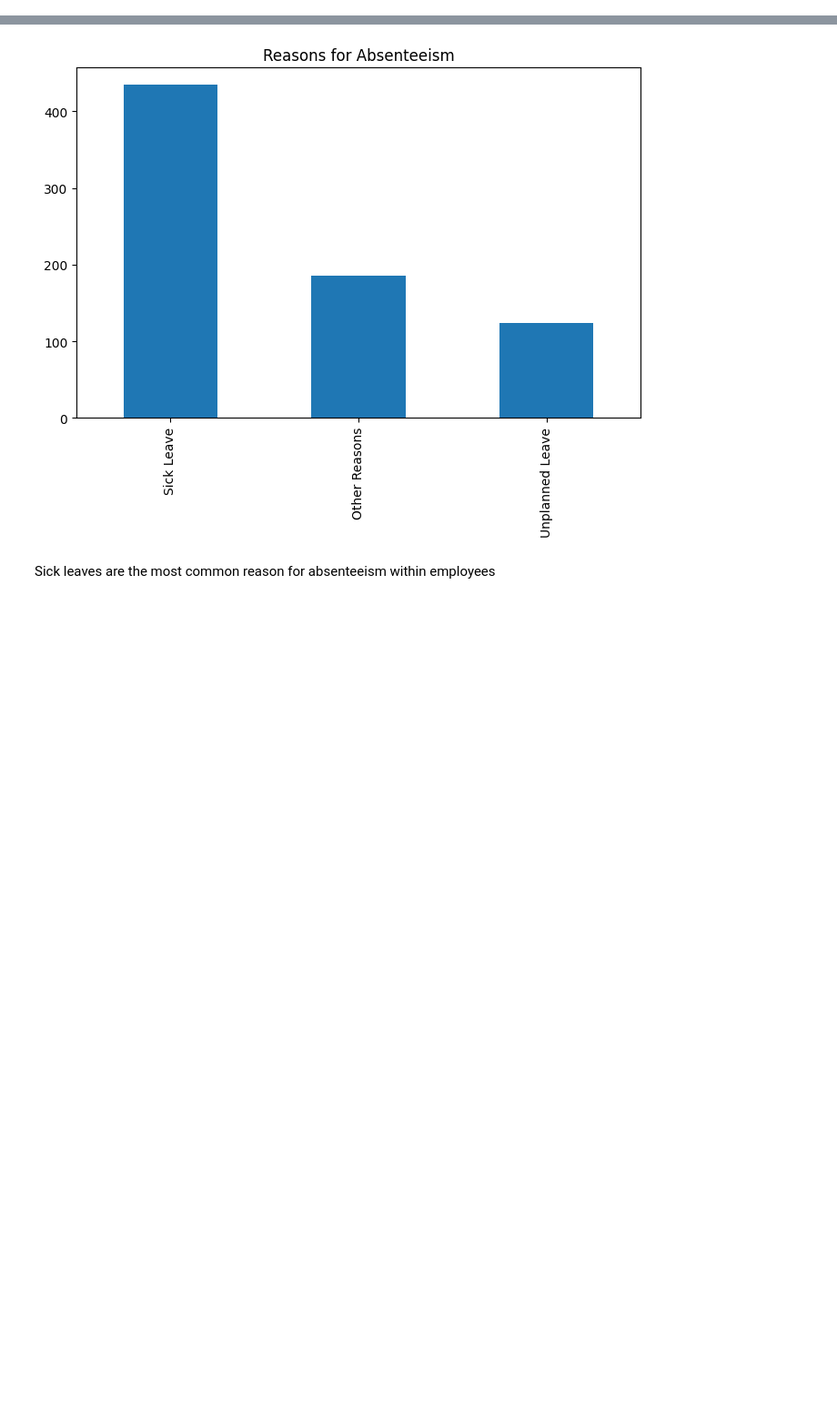
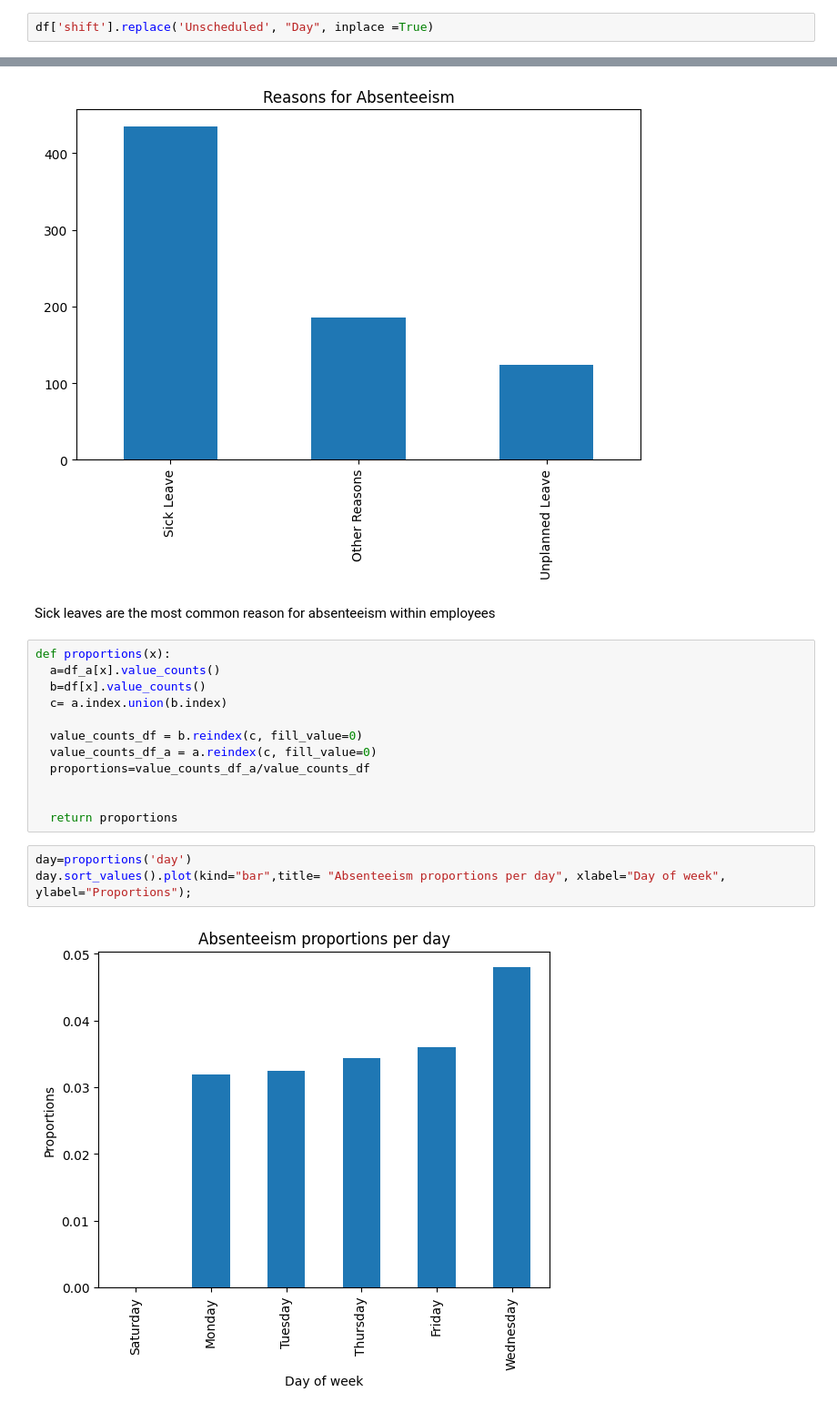
Before and after one commit to Jaeljane/Attendance_Prediction, a Jupyter notebook: Attendance_Classification.ipynb, the cells around one changed output, grey strips where cells are left out. Shown: that part at 91% size. Drawn from its saved outputs; the diff is of its cells as text; blank space fills up the shorter version.

```diff
--- a/Attendance_Classification.ipynb
+++ b/Attendance_Classification.ipynb
@@ -102,6 +103,8 @@ a.head()
 Since we are trying to predict individual employee attendance, it will not be useful having records that miss employee ID hence we would have to drop these records.
 # %%
 df = df[~df['Employee_Id'].isnull()]
+# %%
+df['shift'].replace('Unscheduled', "Day", inplace =True)
 # %%
 df_a=df[df['attendance']=="Absent"]
 df_a.shape
@@ -114,3 +117,20 @@ df_a['Reasons'].value_counts().plot(figsize=(8,5),kind="bar", title="Reasons for
 [figure]
 # %% [markdown]
 Sick leaves are the most common reason for absenteeism within employees
+# %%
+def proportions(x):
+  a=df_a[x].value_counts()
+  b=df[x].value_counts()
+  c= a.index.union(b.index)
+
+  value_counts_df = b.reindex(c, fill_value=0)
+  value_counts_df_a = a.reindex(c, fill_value=0)
+  proportions=value_counts_df_a/value_counts_df
+
+
+  return proportions
+# %%
+day=proportions('day')
+day.sort_values().plot(kind="bar",title= "Absenteeism proportions per day", xlabel="Day of week", ylabel="Proportions");
+# %% [output]
+[figure, added]
```
Also changed, not shown: parts of 7 cells of this notebook.
